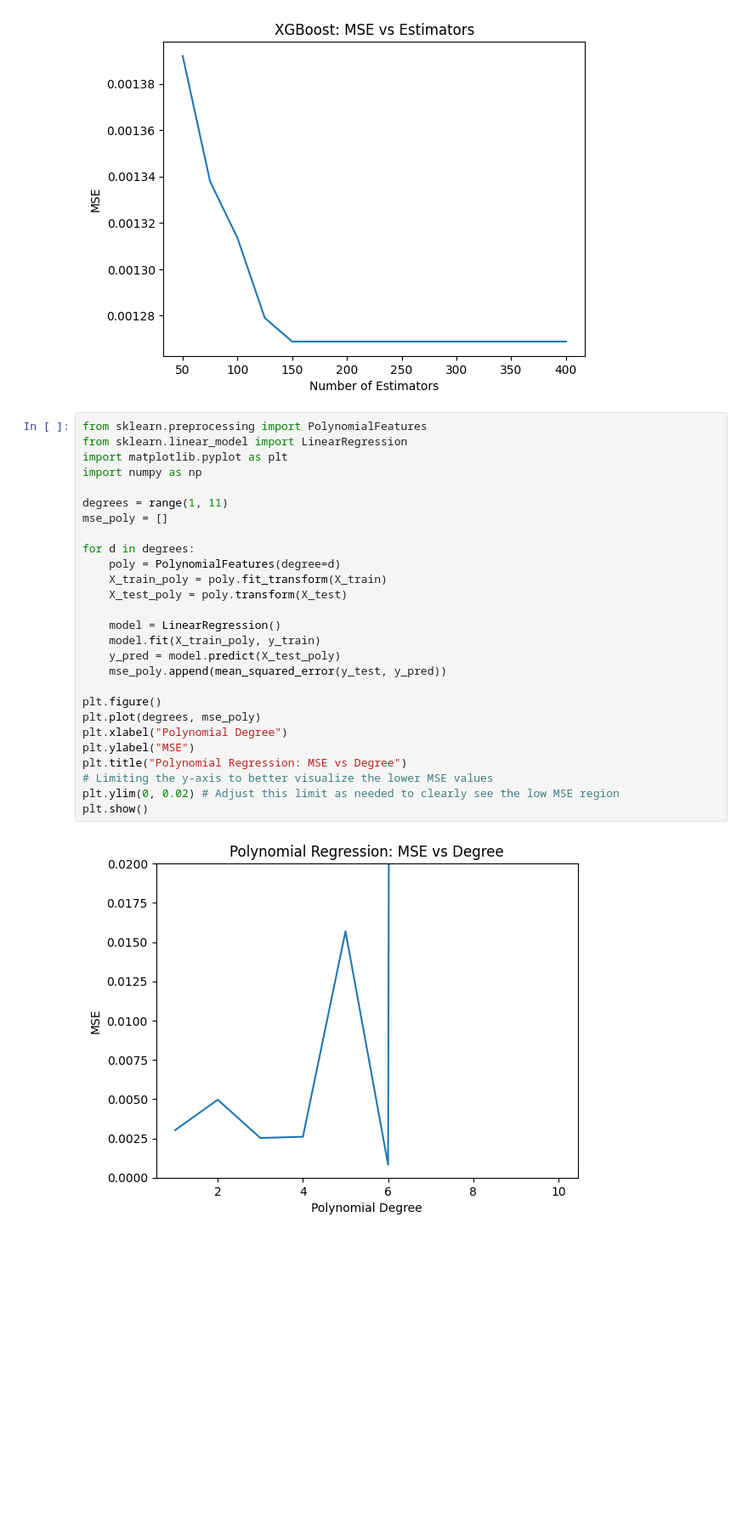
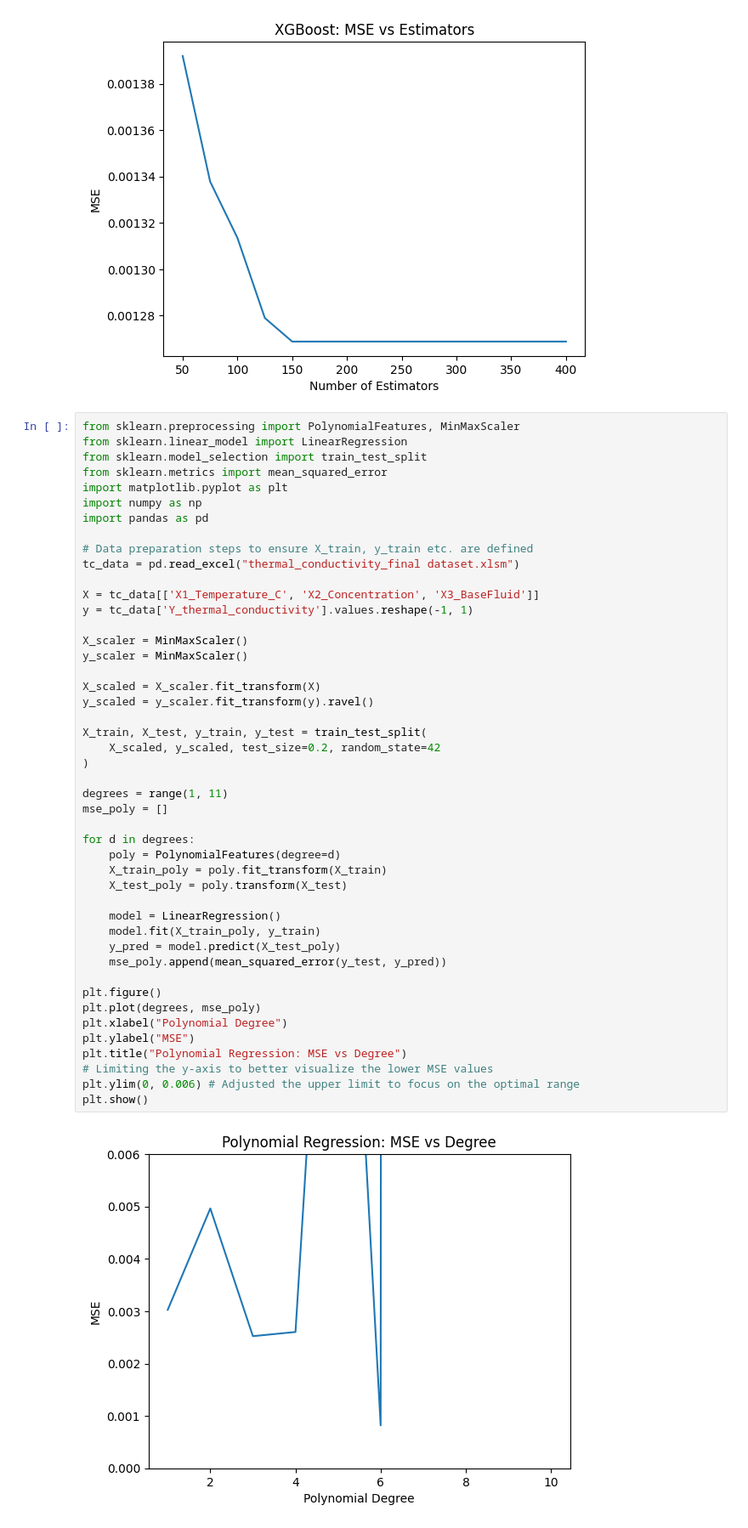
Before and after one commit to PSRINIVAS07/Basic-Chatbot, a Jupyter notebook: thermal_conductivity_model 4 models.ipynb, the cells around one changed output. Shown at 85% size. Drawn from its saved outputs; the diff is of its cells as text; blank space fills up the shorter version.

```diff
--- a/thermal_conductivity_model 4 models.ipynb
+++ b/thermal_conductivity_model 4 models.ipynb
@@ -641,31 +641,50 @@ plt.show()
 # %% [output]
 [figure]
 # %%
-from sklearn.preprocessing import PolynomialFeatures
+from sklearn.preprocessing import PolynomialFeatures, MinMaxScaler
 from sklearn.linear_model import LinearRegression
+from sklearn.model_selection import train_test_split
+from sklearn.metrics import mean_squared_error
 import matplotlib.pyplot as plt
 import numpy as np
+import pandas as pd
+
+# Data preparation steps to ensure X_train, y_train etc. are defined
+tc_data = pd.read_excel("thermal_conductivity_final dataset.xlsm")
+
+X = tc_data[['X1_Temperature_C', 'X2_Concentration', 'X3_BaseFluid']]
+y = tc_data['Y_thermal_conductivity'].values.reshape(-1, 1)
+
+X_scaler = MinMaxScaler()
+y_scaler = MinMaxScaler()
+
+X_scaled = X_scaler.fit_transform(X)
+y_scaled = y_scaler.fit_transform(y).ravel()
+
+X_train, X_test, y_train, y_test = train_test_split(
+    X_scaled, y_scaled, test_size=0.2, random_state=42
+)
 
 degrees = range(1, 11)
 mse_poly = []
 
 for d in degrees:
     poly = PolynomialFeatures(degree=d)
     X_train_poly = poly.fit_transform(X_train)
     X_test_poly = poly.transform(X_test)
 
     model = LinearRegression()
     model.fit(X_train_poly, y_train)
     y_pred = model.predict(X_test_poly)
     mse_poly.append(mean_squared_error(y_test, y_pred))
 
 plt.figure()
 plt.plot(degrees, mse_poly)
 plt.xlabel("Polynomial Degree")
 plt.ylabel("MSE")
 plt.title("Polynomial Regression: MSE vs Degree")
 # Limiting the y-axis to better visualize the lower MSE values
-plt.ylim(0, 0.02) # Adjust this limit as needed to clearly see the low MSE region
+plt.ylim(0, 0.006) # Adjusted the upper limit to focus on the optimal range
 plt.show()
 # %% [output]
-[figure, old version]
+[figure, new version]
```
Also changed, not shown: parts of 10 cells of this notebook.
